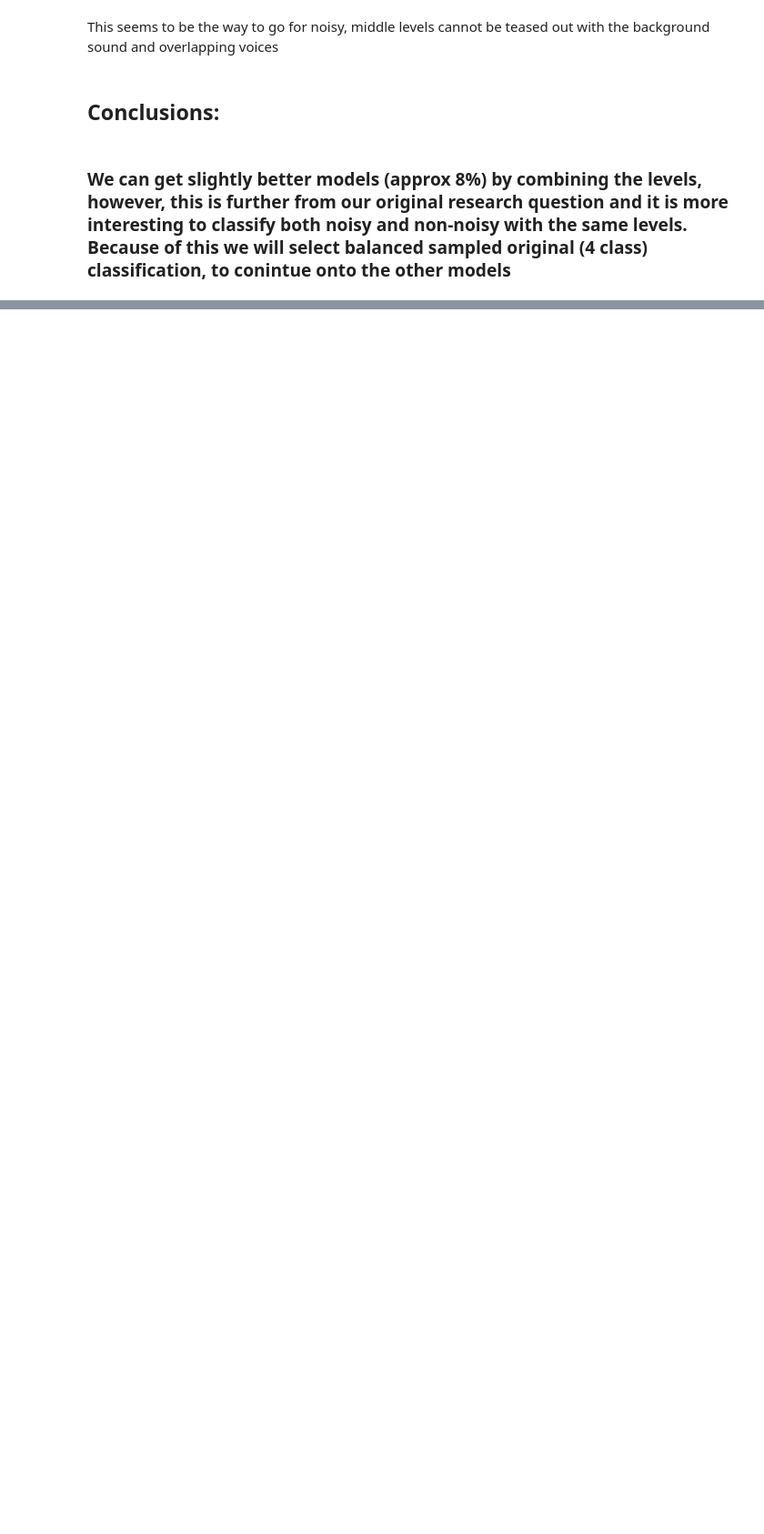
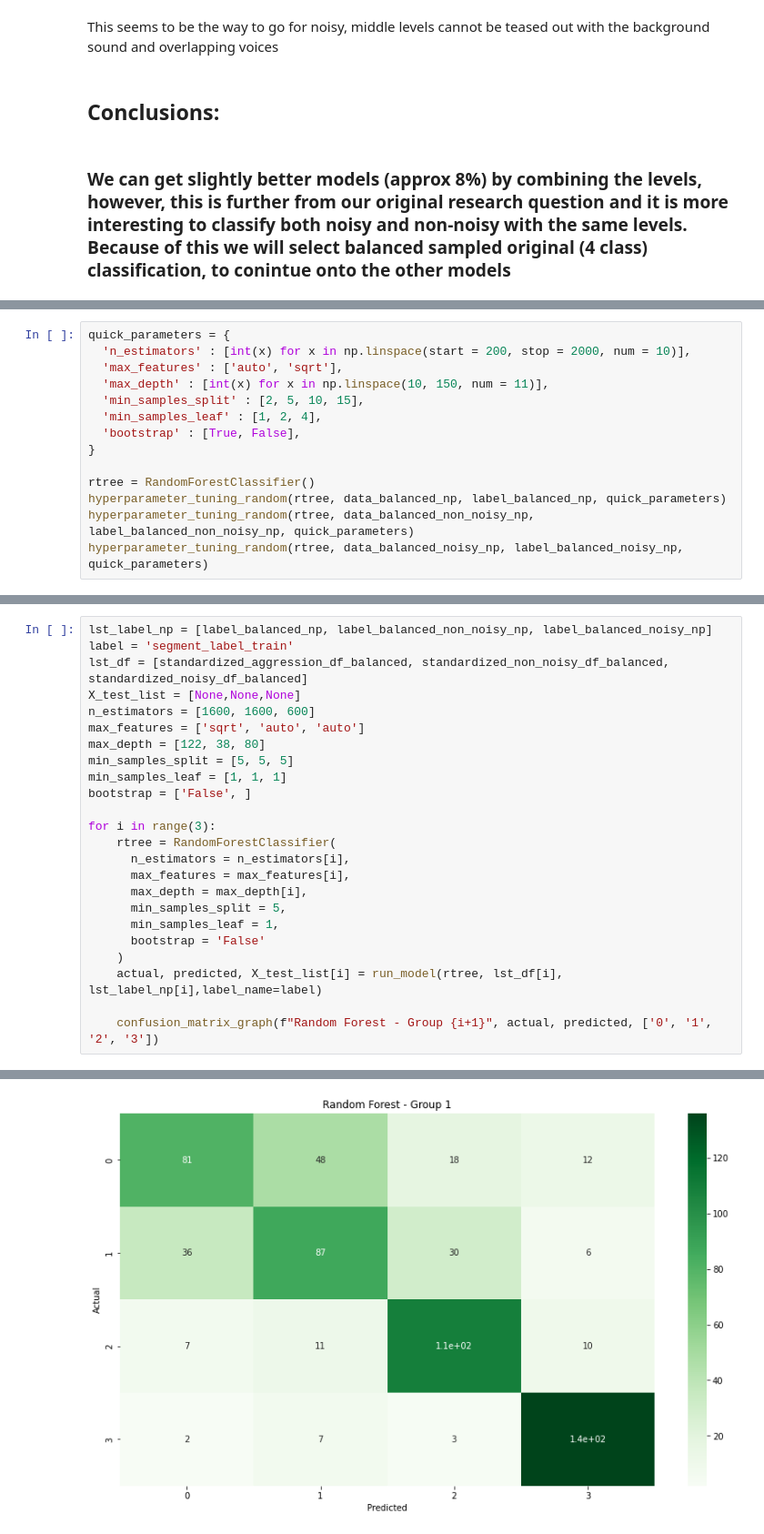
Before and after one commit to TheSameerAhmed/anger-detection-ml, a Jupyter notebook: modelling/modelling.ipynb, the cells around one changed output, grey strips where cells are left out. Shown at 91% size. Drawn from its saved outputs; the diff is of its cells as text; blank space fills up the shorter version.

```diff
--- a/modelling/modelling.ipynb
+++ b/modelling/modelling.ipynb
@@ -1986,0 +2181,14 @@ This seems to be the way to go for noisy, middle levels cannot be teased out wit
+# %%
+quick_parameters = {
+  'n_estimators' : [int(x) for x in np.linspace(start = 200, stop = 2000, num = 10)],
+  'max_features' : ['auto', 'sqrt'],
+  'max_depth' : [int(x) for x in np.linspace(10, 150, num = 11)],
+  'min_samples_split' : [2, 5, 10, 15],
+  'min_samples_leaf' : [1, 2, 4],
+  'bootstrap' : [True, False],
+}
+
+rtree = RandomForestClassifier()
+hyperparameter_tuning_random(rtree, data_balanced_np, label_balanced_np, quick_parameters)
+hyperparameter_tuning_random(rtree, data_balanced_non_noisy_np, label_balanced_non_noisy_np, quick_parameters)
+hyperparameter_tuning_random(rtree, data_balanced_noisy_np, label_balanced_noisy_np, quick_parameters)
@@ -1986,0 +2205,25 @@ This seems to be the way to go for noisy, middle levels cannot be teased out wit
+# %%
+lst_label_np = [label_balanced_np, label_balanced_non_noisy_np, label_balanced_noisy_np]
+label = 'segment_label_train'
+lst_df = [standardized_aggression_df_balanced, standardized_non_noisy_df_balanced, standardized_noisy_df_balanced]
+X_test_list = [None,None,None]
+n_estimators = [1600, 1600, 600]
+max_features = ['sqrt', 'auto', 'auto']
+max_depth = [122, 38, 80]
+min_samples_split = [5, 5, 5]
+min_samples_leaf = [1, 1, 1]
+bootstrap = ['False', ]
+
+for i in range(3):
+    rtree = RandomForestClassifier(
+      n_estimators = n_estimators[i],
+      max_features = max_features[i],
+      max_depth = max_depth[i],
+      min_samples_split = 5,
+      min_samples_leaf = 1,
+      bootstrap = 'False'
+    )
+    actual, predicted, X_test_list[i] = run_model(rtree, lst_df[i], lst_label_np[i],label_name=label)
+
+    confusion_matrix_graph(f"Random Forest - Group {i+1}", actual, predicted, ['0', '1', '2', '3'])
+# %% [output]
@@ -1986,0 +2249 @@ This seems to be the way to go for noisy, middle levels cannot be teased out wit
+[figure, added]
```
Also changed, not shown: parts of 64 cells of this notebook.
